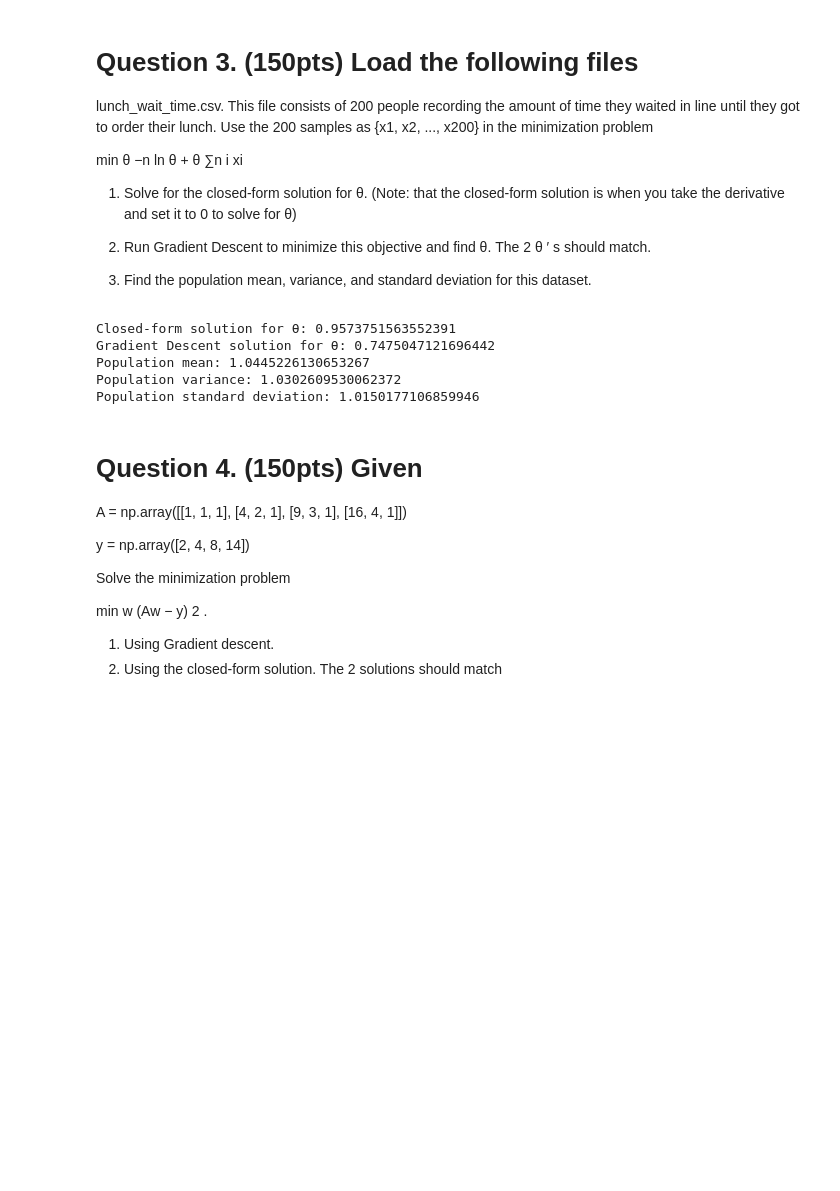
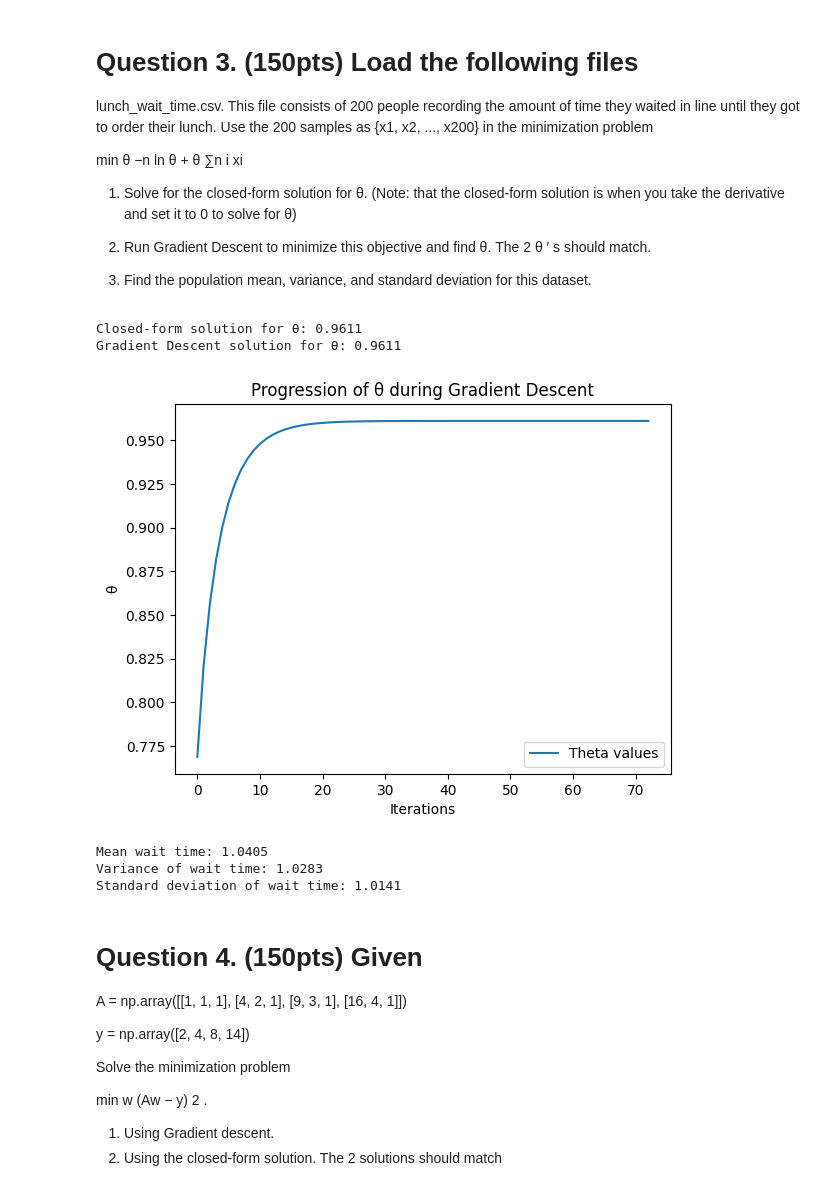
Before and after one commit to shuklashreyas/MachineLearning, a Jupyter notebook: coding_exam.ipynb, the cells around one changed output. Drawn from its saved outputs; the diff is of its cells as text; code cells hidden in the pictures; blank space fills up the shorter version.

```diff
--- a/coding_exam.ipynb
+++ b/coding_exam.ipynb
@@ -210,43 +227,69 @@ s should match.
 # %%
 import numpy as np
 import pandas as pd
+import matplotlib.pyplot as plt
 
 # Load the data
-wait_times = pd.read_csv('/Users/shreyas/Desktop/ML/lunch_wait_time.csv')
+data_path = '/Users/shreyas/Desktop/ML/lunch_wait_time.csv'
+lunch_data = pd.read_csv(data_path, header=None).values.flatten()
 
-# Extract the wait times as a numpy array
-x = wait_times.values.flatten()
+# Number of samples
+n = len(lunch_data)
 
-# Closed-form solution for θ
-theta_closed_form = len(x) / np.sum(x)
-print(f"Closed-form solution for θ: {theta_closed_form}")
+# Step 1: Closed-form solution for θ
+theta_closed_form = n / np.sum(lunch_data)
+print(f"Closed-form solution for θ: {theta_closed_form:.4f}")
 
-# Gradient Descent to minimize the objective and find θ
-def gradient_descent_theta(x, learning_rate=0.01, iterations=1000):
-    n = len(x)
-    theta = np.random.rand()  # Random initialization of θ
+# Step 2: Gradient Descent to solve for θ
+def gradient_descent_theta(data, learning_rate=0.001, iterations=1000):
+    n = len(data)
+    theta = np.random.rand()  # Random initialization
+    theta_values = []  # Store theta values for each iteration
+
     for i in range(iterations):
-        gradient = -n / theta + np.sum(x)
+        # Calculate the gradient
+        gradient = -n / theta + np.sum(data)
+
+        # Update theta
         theta -= learning_rate * gradient
-    return theta
 
-theta_gradient_descent = gradient_descent_theta(x)
-print(f"Gradient Descent solution for θ: {theta_gradient_descent}")
+        # Store theta values
+        theta_values.append(theta)
 
-# Population mean, variance, and standard deviation
-mean = np.mean(x)
-variance = np.var(x)
-std_deviation = np.std(x)
+        # Early stopping if gradient is very small
+        if np.abs(gradient) < 1e-6:
+            break
 
-print(f"Population mean: {mean}")
-print(f"Population variance: {variance}")
-print(f"Population standard deviation: {std_deviation}")
+    return theta, theta_values
+
+# Run gradient descent
+theta_gd, theta_values_gd = gradient_descent_theta(lunch_data)
+
+print(f"Gradient Descent solution for θ: {theta_gd:.4f}")
+
+# Step 3: Plot the progression of θ during gradient descent
+plt.plot(theta_values_gd, label="Theta values")
+plt.title("Progression of θ during Gradient Descent")
+plt.xlabel("Iterations")
+plt.ylabel("θ")
+plt.legend()
+plt.show()
+
+# Step 4: Calculate mean, variance, and standard deviation of the dataset
+mean_wait_time = np.mean(lunch_data)
+variance_wait_time = np.var(lunch_data)
+std_dev_wait_time = np.std(lunch_data)
+
+print(f"Mean wait time: {mean_wait_time:.4f}")
+print(f"Variance of wait time: {variance_wait_time:.4f}")
+print(f"Standard deviation of wait time: {std_dev_wait_time:.4f}")
 # %% [output]
-Closed-form solution for θ: 0.9573751563552391
-Gradient Descent solution for θ: 0.7475047121696442
-Population mean: 1.0445226130653267
-Population variance: 1.0302609530062372
-Population standard deviation: 1.0150177106859946
+Closed-form solution for θ: 0.9611
+Gradient Descent solution for θ: 0.9611
+[figure, added]
+Mean wait time: 1.0405
+Variance of wait time: 1.0283
+Standard deviation of wait time: 1.0141
 # %% [markdown]
 # Question 4. (150pts) Given
 
```
Also changed, not shown: parts of 3 cells of this notebook.
